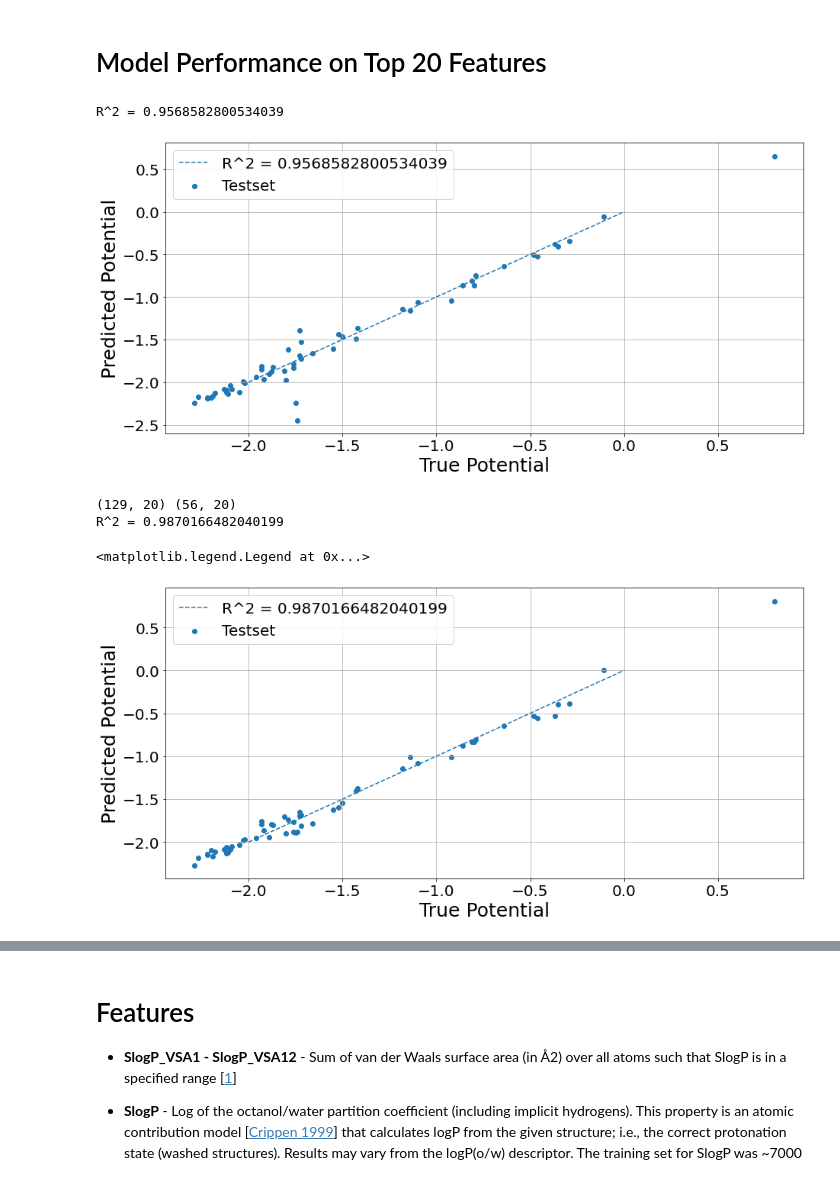
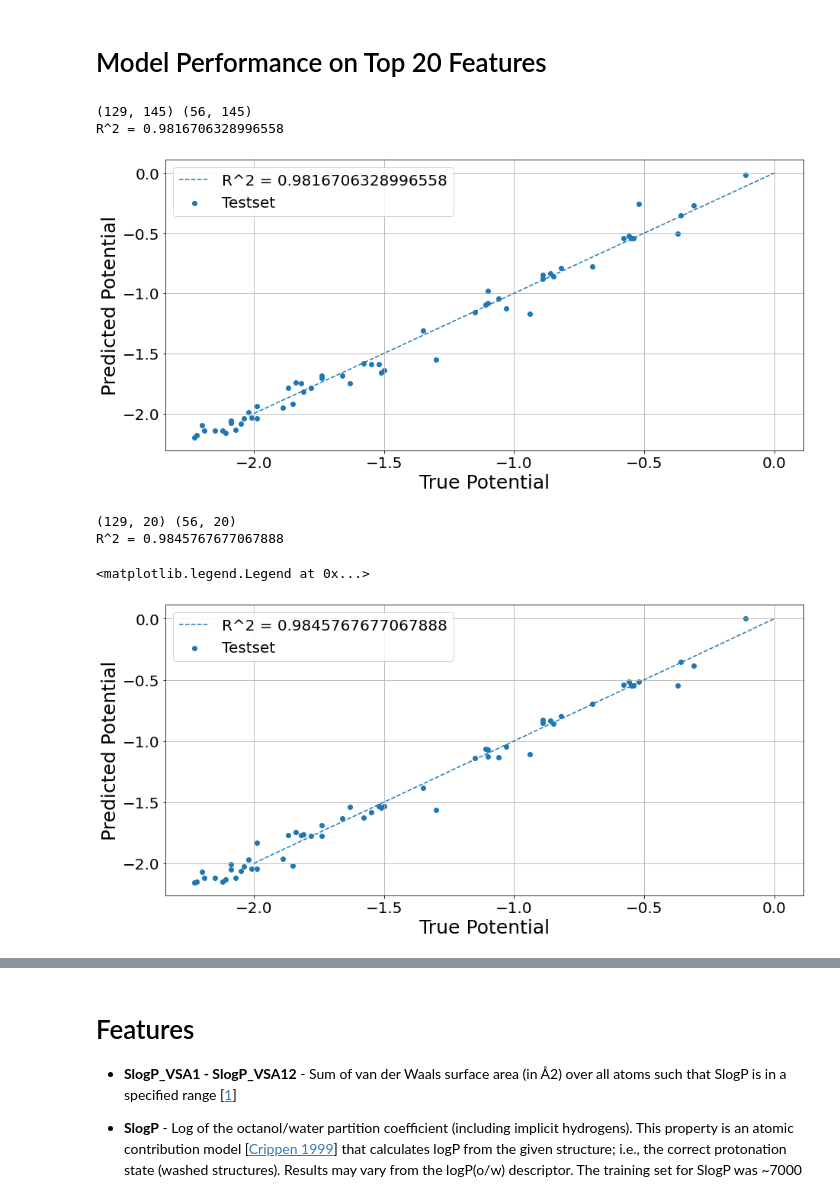
Before and after one commit to siddharth-ncl-work/miscellaneous, a Jupyter notebook: machine_learning_project_ideas/1/model_training.ipynb, the cells around one changed output, grey strips where cells are left out. Cells and saved outputs as stored; diff of their text form; code cells hidden in the pictures.

```diff
--- a/machine_learning_project_ideas/1/model_training.ipynb
+++ b/machine_learning_project_ideas/1/model_training.ipynb
@@ -566,7 +576,7 @@ scoring = ['neg_mean_squared_error','r2']
 
 estimator = KernelRidge()
 
-gs = GridSearchCV(estimator,
+krr_gs = GridSearchCV(estimator,
                   param_grid=param_grid,
                   scoring=scoring,
                   refit='neg_mean_squared_error',
@@ -575,13 +585,13 @@ gs = GridSearchCV(estimator,
                   verbose=1,
                   n_jobs=-1
                  )
-gs.fit(X_train_scaled, y_train)
-results = gs.cv_results_
+krr_gs.fit(X_train_scaled, y_train)
+display.clear_output()
+print(gs.best_params_)
 
 plt.figure()
-display.clear_output()
-kr_reg = KernelRidge(kernel='rbf').fit(X_train_scaled, y_train)
-y_pred=kr_reg.predict(X_test_scaled)
+krr_reg = KernelRidge(kernel='rbf').fit(X_train_scaled, y_train)
+y_pred=krr_reg.predict(X_test_scaled)
 r2=r2_score(y_test,y_pred)
 print(f'R^2 = {r2}')
 plt.scatter(y_test,y_pred,label='Testset')
@@ -614,8 +620,7 @@ from sklearn.model_selection import GridSearchCV
 from sklearn.ensemble import RandomForestRegressor
 
 
-param_grid = {'n_estimators': np.arange(50,1000,50)
-             }
+param_grid = {'n_estimators': np.arange(50,1000,50)}
 
 scoring = ['neg_mean_squared_error','r2']
 
@@ -624,17 +629,17 @@ estimator = RandomForestRegressor()
 gs_rf = GridSearchCV(estimator,
                   param_grid=param_grid,
                   scoring=scoring,
-                  refit='r2',
+                  refit='neg_mean_squared_error',
                   return_train_score=True,
-                  cv=5,
+                  cv=10,
                   verbose=2,
                   n_jobs=-1
                  )
 gs_rf.fit(X_train_scaled, y_train)
-results = gs_rf.cv_results_
+display.clear_output()
+print(gs.best_params_)
 
 plt.figure()
-display.clear_output()
 rf_reg = RandomForestRegressor().fit(X_train_scaled, y_train)
 y_pred=rf_reg.predict(X_test_scaled)
 r2=r2_score(y_test,y_pred)
@@ -689,0 +673,3 @@ plt.show()
+# %%
+col_idx2name={idx:col for idx,col in enumerate(X.columns)}
+col_name2idx={col:idx for idx,col in enumerate(X.columns)}
@@ -690,3 +811,5 @@ plt.show()
 # %% [markdown]
 ## Feature Correlations
+# %%
+rf_top_features[-ntop:].append('Redox Potential')
 # %%
@@ -768,38 +857,42 @@ plt.scatter(X['HallKierAlpha'],y)
 # %%
 #ARD Regression
 from sklearn.linear_model import ARDRegression
+print(X_train_scaled.shape,X_test_scaled.shape)
 ard_reg = ARDRegression().fit(X_train_scaled, y_train)
 y_pred=ard_reg.predict(X_test_scaled)
 y_true=y_test
 r2=r2_score(y_test,y_pred)
 print(f'R^2 = {r2}')
 plt.scatter(y_test,y_pred,label='Testset')
 plt.plot(np.linspace(-2,0),np.linspace(-2,0),ls='dashed',label=f'R^2 = {r2}')
 plt.xlabel('True Potential')
 plt.ylabel('Predicted Potential')
 plt.legend()
 plt.show()
 
 #ARD Regression
 plt.figure()
 from sklearn.linear_model import ARDRegression
 ntop=20
-_X_train,_X_test=X_train_scaled[:,sorted_idx[-ntop:]],X_test_scaled[:,sorted_idx[-ntop:]]
+
+rf_top_features_idx=list(map(lambda x:col_name2idx[x],rf_top_features))
+_X_train,_X_test=X_train_scaled[:,rf_top_features_idx[-ntop:]],X_test_scaled[:,rf_top_features_idx[-ntop:]]
 print(_X_train.shape,_X_test.shape)
 ard_reg = ARDRegression().fit(_X_train, y_train)
 y_pred=ard_reg.predict(_X_test)
 y_true=y_test
 r2=r2_score(y_test,y_pred)
 print(f'R^2 = {r2}')
 plt.scatter(y_test,y_pred,label='Testset')
 plt.plot(np.linspace(-2,0),np.linspace(-2,0),ls='dashed',label=f'R^2 = {r2}')
 plt.xlabel('True Potential')
 plt.ylabel('Predicted Potential')
 plt.legend()
 # %% [output]
-R^2 = 0.9568582800534039
+(129, 145) (56, 145)
+R^2 = 0.9816706328996558
-[figure, old version]
+[figure, new version]
 (129, 20) (56, 20)
-R^2 = 0.9870166482040199
+R^2 = 0.9845767677067888
 <matplotlib.legend.Legend at 0x...>
-[figure, old version]
+[figure, new version]
```
Also changed, not shown: parts of 29 cells of this notebook, 1 other file.
